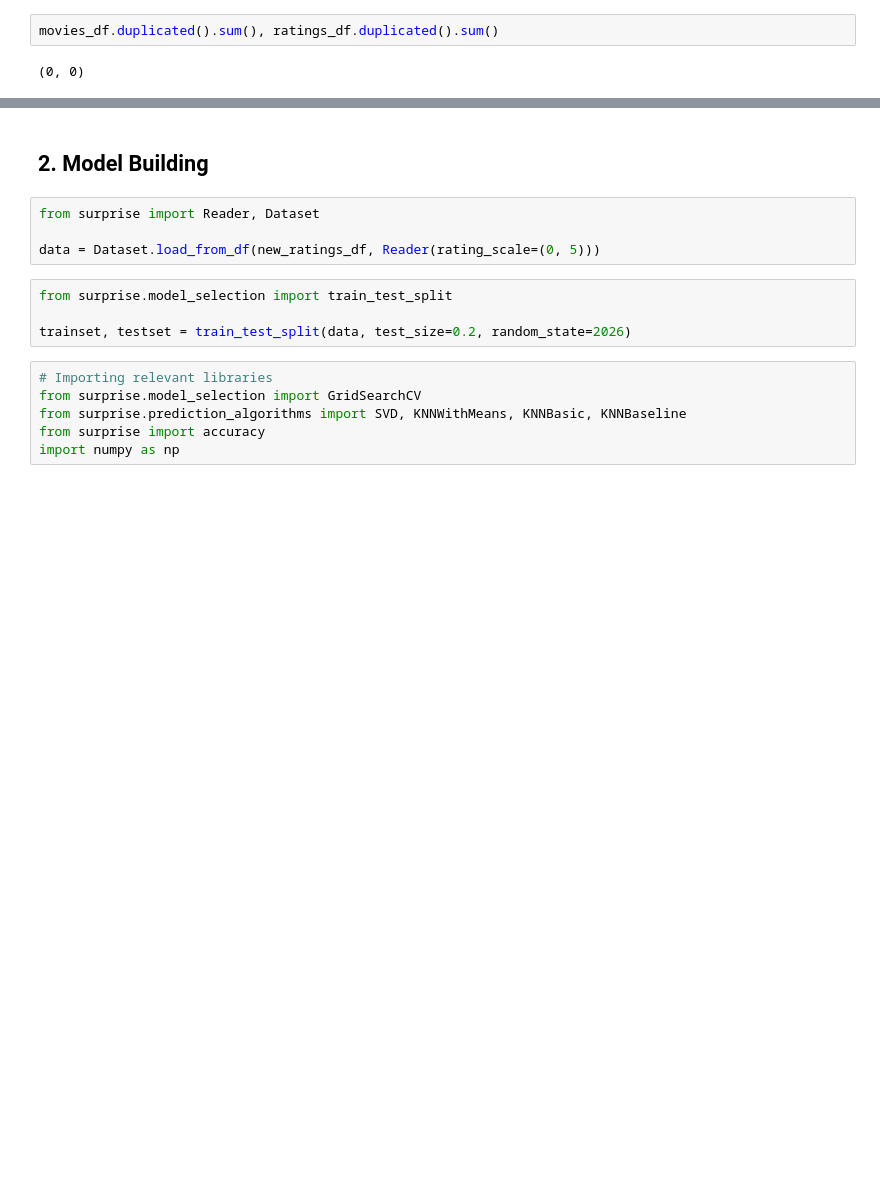
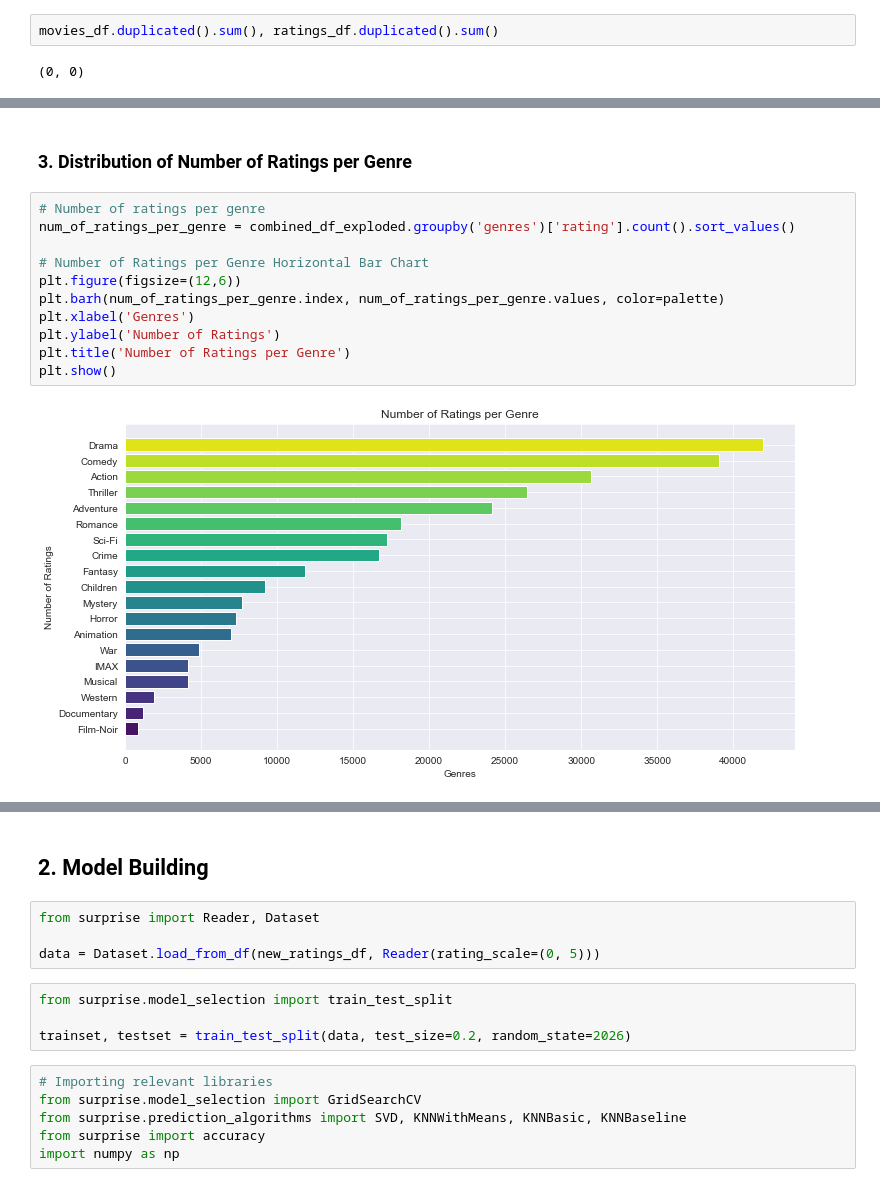
Before and after one commit to NgundoMuithya/MovieLens_Recommendation_System, a Jupyter notebook: notebook.ipynb, the cells around one changed output, grey strips where cells are left out. Saved outputs shown, nothing was run; the diff lists cells and outputs as text; blank space fills up the shorter version.

```diff
--- a/notebook.ipynb
+++ b/notebook.ipynb
@@ -42,0 +119,15 @@ movies_df.duplicated().sum(), ratings_df.duplicated().sum()
+# %% [markdown]
+### 3. Distribution of Number of Ratings per Genre
+# %%
+# Number of ratings per genre
+num_of_ratings_per_genre = combined_df_exploded.groupby('genres')['rating'].count().sort_values()
+
+# Number of Ratings per Genre Horizontal Bar Chart
+plt.figure(figsize=(12,6))
+plt.barh(num_of_ratings_per_genre.index, num_of_ratings_per_genre.values, color=palette)
+plt.xlabel('Genres')
+plt.ylabel('Number of Ratings')
+plt.title('Number of Ratings per Genre')
+plt.show()
+# %% [output]
+[figure, added]
```
Also changed, not shown: parts of 26 cells of this notebook.
